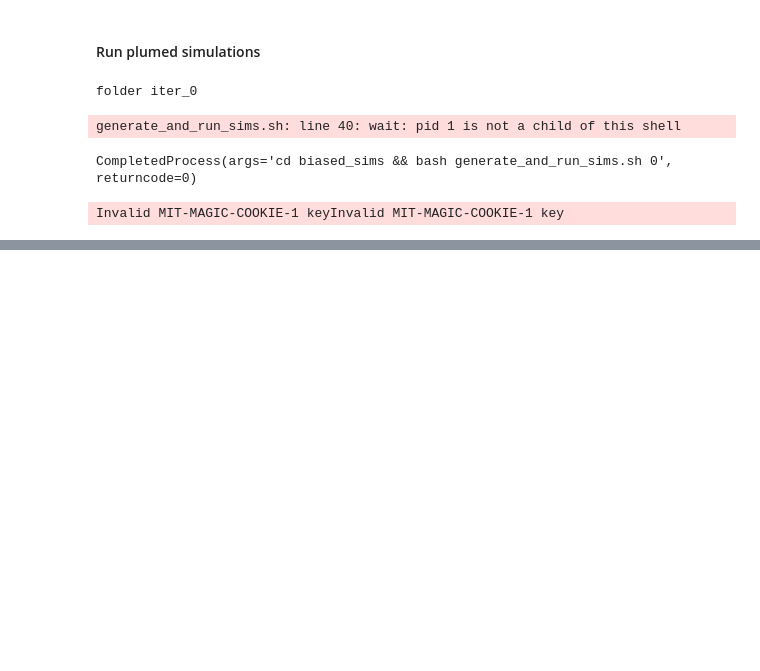
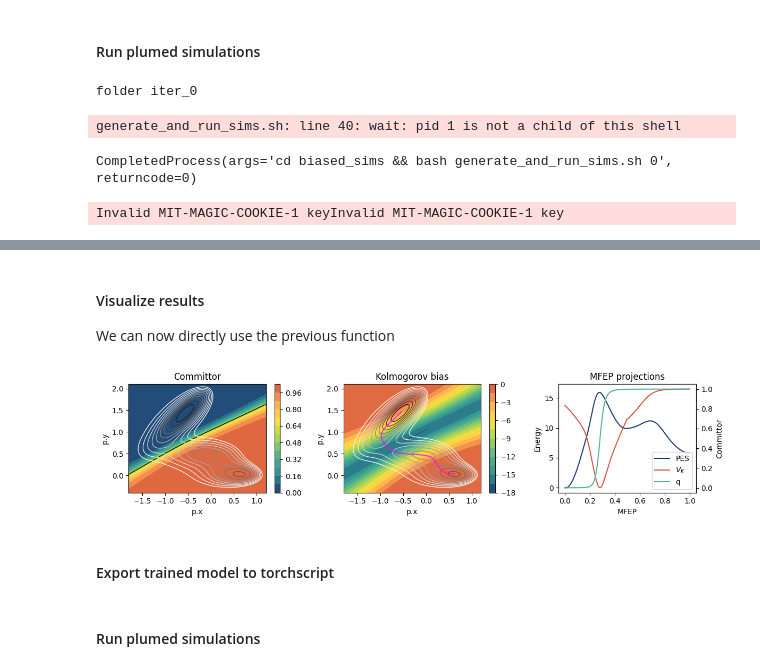
Before and after one commit to CSIprinceton/workshop-june-2024, a Jupyter notebook: hands-on-sessions/day-3-COMMITTOR/3_committor/committor.ipynb, the cells around one changed output, grey strips where cells are left out. Saved outputs shown, nothing was run; the diff lists cells and outputs as text; code cells hidden in the pictures; blank space fills up the shorter version.

```diff
--- a/hands-on-sessions/day-3-COMMITTOR/3_committor/committor.ipynb
+++ b/hands-on-sessions/day-3-COMMITTOR/3_committor/committor.ipynb
@@ -154,3 +165,5 @@ LOCAL_RANK: 0 - CUDA_VISIBLE_DEVICES: [0]
+# %%
+model = torch.jit.load('models/model_0_q.pt').to('cpu').to(torch.float64)
 # %%
 from mlcolvar.cvs.committor.utils import KolmogorovBias
 
@@ -260,0 +381,11 @@ plt.show()
+# %% [markdown]
+#### Visualize results
+
+We can now directly use the previous function
+# %%
+# Visualize trained model
+visualize_trained_model(model)
+# %% [output]
+[figure, added]
+# %% [markdown]
+#### Export trained model to torchscript
@@ -260,0 +401,2 @@ plt.show()
+# %% [markdown]
+#### Run plumed simulations
```
Also changed, not shown: parts of 27 cells of this notebook, 6 other files.
